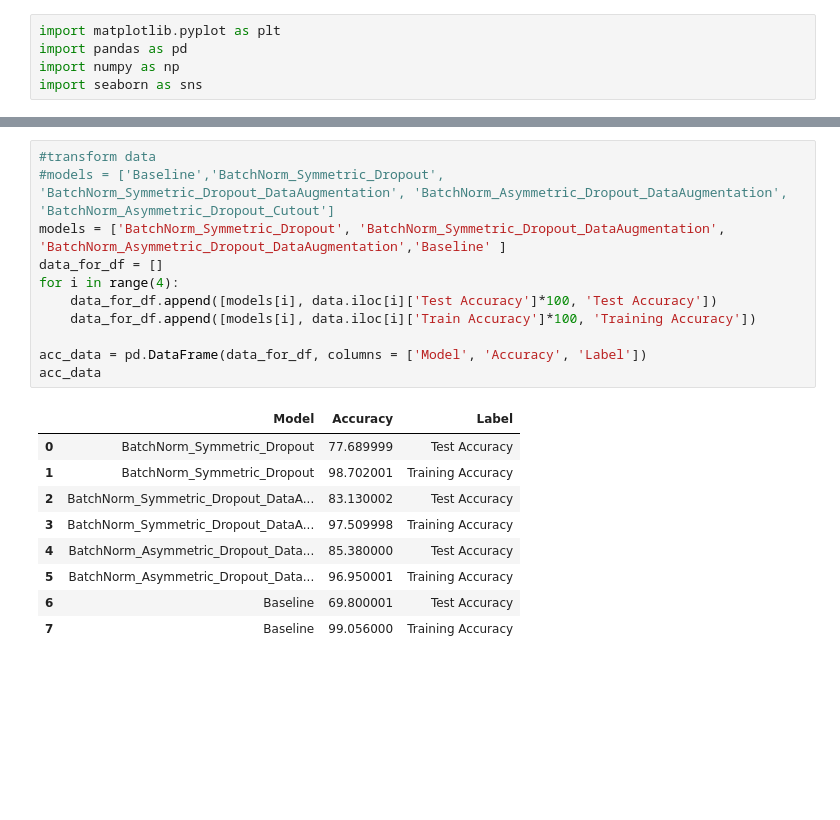
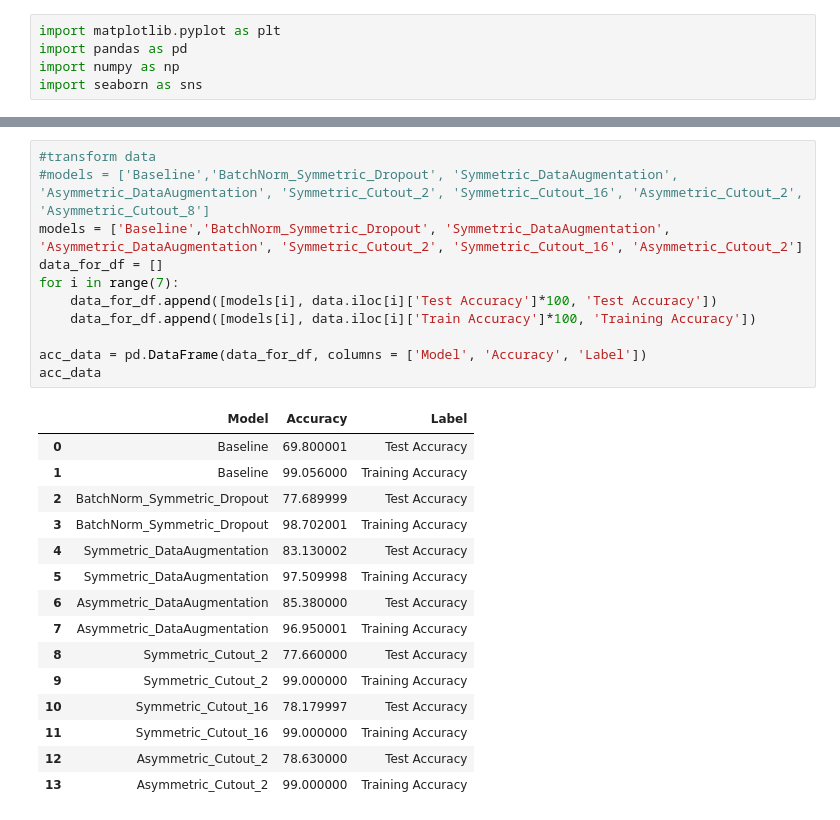
Before and after one commit to aashka-trivedi/regularization-for-image-classification, a Jupyter notebook: code/Analysis.ipynb, the cells around one changed output, grey strips where cells are left out. Saved outputs shown, nothing was run; the diff lists cells and outputs as text; blank space fills up the shorter version.

```diff
--- a/code/Analysis.ipynb
+++ b/code/Analysis.ipynb
@@ -426,23 +435,29 @@ data
 # %%
 #transform data
-#models = ['Baseline','BatchNorm_Symmetric_Dropout', 'BatchNorm_Symmetric_Dropout_DataAugmentation', 'BatchNorm_Asymmetric_Dropout_DataAugmentation', 'BatchNorm_Asymmetric_Dropout_Cutout']
-models = ['BatchNorm_Symmetric_Dropout', 'BatchNorm_Symmetric_Dropout_DataAugmentation', 'BatchNorm_Asymmetric_Dropout_DataAugmentation','Baseline' ]
+#models = ['Baseline','BatchNorm_Symmetric_Dropout', 'Symmetric_DataAugmentation', 'Asymmetric_DataAugmentation', 'Symmetric_Cutout_2', 'Symmetric_Cutout_16', 'Asymmetric_Cutout_2', 'Asymmetric_Cutout_8']
+models = ['Baseline','BatchNorm_Symmetric_Dropout', 'Symmetric_DataAugmentation', 'Asymmetric_DataAugmentation', 'Symmetric_Cutout_2', 'Symmetric_Cutout_16', 'Asymmetric_Cutout_2']
 data_for_df = []
-for i in range(4):
+for i in range(7):
     data_for_df.append([models[i], data.iloc[i]['Test Accuracy']*100, 'Test Accuracy'])
     data_for_df.append([models[i], data.iloc[i]['Train Accuracy']*100, 'Training Accuracy'])
 
 acc_data = pd.DataFrame(data_for_df, columns = ['Model', 'Accuracy', 'Label'])
 acc_data
 # %% [output]
 |  | Model | Accuracy | Label |
-| 0 | BatchNorm_Symmetric_Dropout | 77.689999 | Test Accuracy |
-| 1 | BatchNorm_Symmetric_Dropout | 98.702001 | Training Accuracy |
-| 2 | BatchNorm_Symmetric_Dropout_DataA... | 83.130002 | Test Accuracy |
-| 3 | BatchNorm_Symmetric_Dropout_DataA... | 97.509998 | Training Accuracy |
-| 4 | BatchNorm_Asymmetric_Dropout_Data... | 85.380000 | Test Accuracy |
-| 5 | BatchNorm_Asymmetric_Dropout_Data... | 96.950001 | Training Accuracy |
-| 6 | Baseline | 69.800001 | Test Accuracy |
-| 7 | Baseline | 99.056000 | Training Accuracy |
+| 0 | Baseline | 69.800001 | Test Accuracy |
+| 1 | Baseline | 99.056000 | Training Accuracy |
+| 2 | BatchNorm_Symmetric_Dropout | 77.689999 | Test Accuracy |
+| 3 | BatchNorm_Symmetric_Dropout | 98.702001 | Training Accuracy |
+| 4 | Symmetric_DataAugmentation | 83.130002 | Test Accuracy |
+| 5 | Symmetric_DataAugmentation | 97.509998 | Training Accuracy |
+| 6 | Asymmetric_DataAugmentation | 85.380000 | Test Accuracy |
+| 7 | Asymmetric_DataAugmentation | 96.950001 | Training Accuracy |
+| 8 | Symmetric_Cutout_2 | 77.660000 | Test Accuracy |
+| 9 | Symmetric_Cutout_2 | 99.000000 | Training Accuracy |
+| 10 | Symmetric_Cutout_16 | 78.179997 | Test Accuracy |
+| 11 | Symmetric_Cutout_16 | 99.000000 | Training Accuracy |
+| 12 | Asymmetric_Cutout_2 | 78.630000 | Test Accuracy |
+| 13 | Asymmetric_Cutout_2 | 99.000000 | Training Accuracy |
 # %%
 tt = []
```
Also changed, not shown: parts of 4 cells of this notebook, 3 other files.
